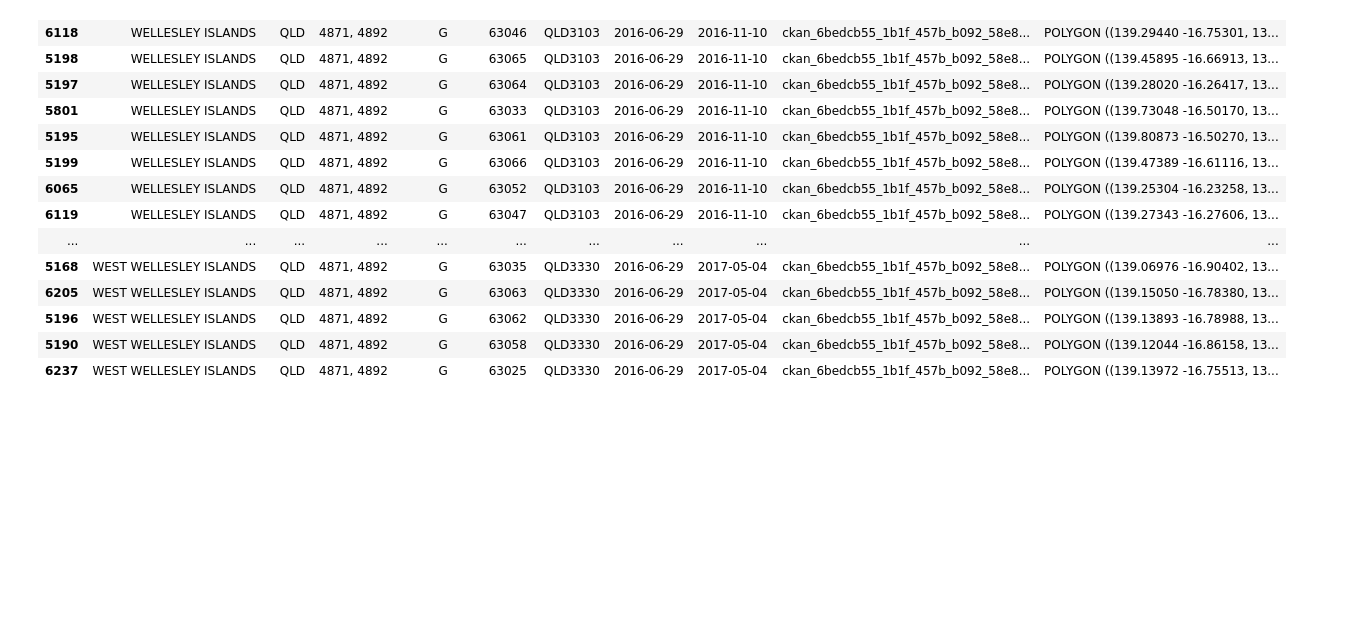
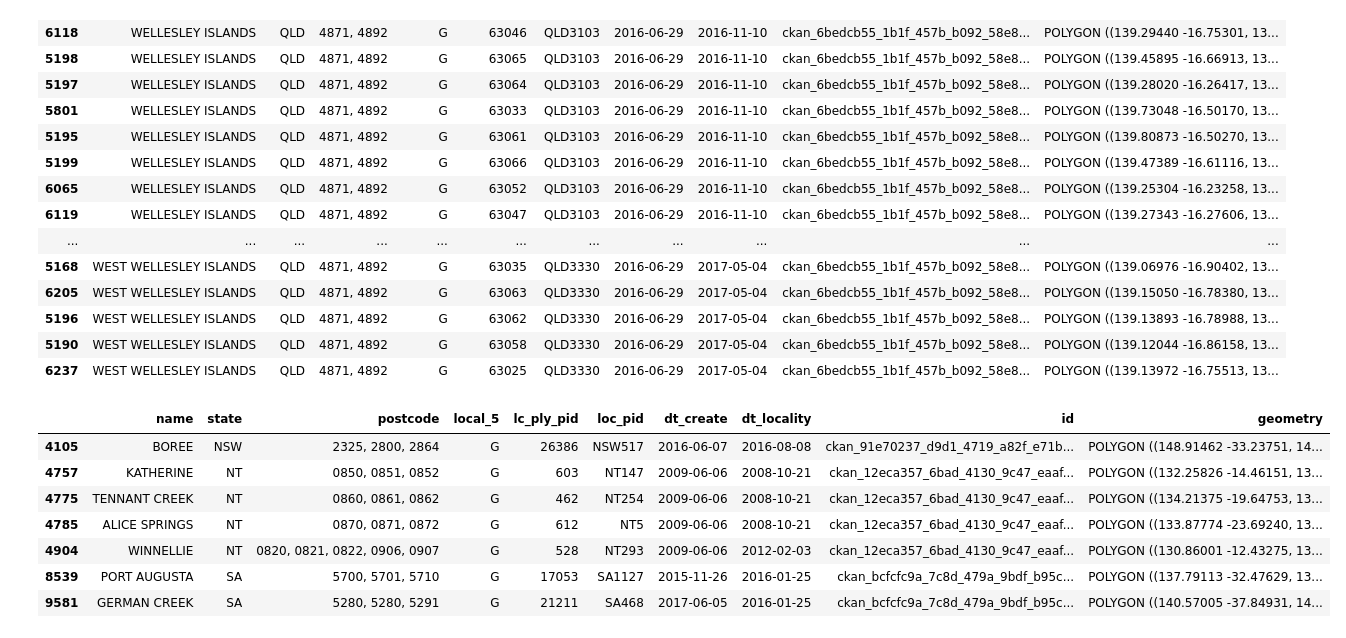
Before and after one commit to thanhan910/SuburbSelect, a Jupyter notebook: analysis/analyze-postcodes.ipynb, the cells around one changed output. Drawn from its saved outputs; the diff is of its cells as text; code cells hidden in the pictures; blank space fills up the shorter version.

```diff
--- a/analysis/analyze-postcodes.ipynb
+++ b/analysis/analyze-postcodes.ipynb
@@ -168,3 +168,15 @@ gdf5[gdf5['postcode'].str.contains(',')]
 | 5196 | WEST WELLESLEY ISLANDS | QLD | 4871, 4892 | G | 63062 | QLD3330 | 2016-06-29 | 2017-05-04 | ckan_6bedcb55_1b1f_457b_b092_58e8... | POLYGON ((139.13893 -16.78988, 13... |
 | 5190 | WEST WELLESLEY ISLANDS | QLD | 4871, 4892 | G | 63058 | QLD3330 | 2016-06-29 | 2017-05-04 | ckan_6bedcb55_1b1f_457b_b092_58e8... | POLYGON ((139.12044 -16.86158, 13... |
 | 6237 | WEST WELLESLEY ISLANDS | QLD | 4871, 4892 | G | 63025 | QLD3330 | 2016-06-29 | 2017-05-04 | ckan_6bedcb55_1b1f_457b_b092_58e8... | POLYGON ((139.13972 -16.75513, 13... |
+# %%
+gdf_postcode_count = gdf2['postcode'].str.split(',').apply(lambda x: len(x) if isinstance(x, list) else x)
+gdf2[gdf_postcode_count > 2]
+# %% [output]
+|  | name | state | postcode | local_5 | lc_ply_pid | loc_pid | dt_create | dt_locality | id | geometry |
+| 4105 | BOREE | NSW | 2325, 2800, 2864 | G | 26386 | NSW517 | 2016-06-07 | 2016-08-08 | ckan_91e70237_d9d1_4719_a82f_e71b... | POLYGON ((148.91462 -33.23751, 14... |
+| 4757 | KATHERINE | NT | 0850, 0851, 0852 | G | 603 | NT147 | 2009-06-06 | 2008-10-21 | ckan_12eca357_6bad_4130_9c47_eaaf... | POLYGON ((132.25826 -14.46151, 13... |
+| 4775 | TENNANT CREEK | NT | 0860, 0861, 0862 | G | 462 | NT254 | 2009-06-06 | 2008-10-21 | ckan_12eca357_6bad_4130_9c47_eaaf... | POLYGON ((134.21375 -19.64753, 13... |
+| 4785 | ALICE SPRINGS | NT | 0870, 0871, 0872 | G | 612 | NT5 | 2009-06-06 | 2008-10-21 | ckan_12eca357_6bad_4130_9c47_eaaf... | POLYGON ((133.87774 -23.69240, 13... |
+| 4904 | WINNELLIE | NT | 0820, 0821, 0822, 0906, 0907 | G | 528 | NT293 | 2009-06-06 | 2012-02-03 | ckan_12eca357_6bad_4130_9c47_eaaf... | POLYGON ((130.86001 -12.43275, 13... |
+| 8539 | PORT AUGUSTA | SA | 5700, 5701, 5710 | G | 17053 | SA1127 | 2015-11-26 | 2016-01-25 | ckan_bcfcfc9a_7c8d_479a_9bdf_b95c... | POLYGON ((137.79113 -32.47629, 13... |
+| 9581 | GERMAN CREEK | SA | 5280, 5280, 5291 | G | 21211 | SA468 | 2017-06-05 | 2016-01-25 | ckan_bcfcfc9a_7c8d_479a_9bdf_b95c... | POLYGON ((140.57005 -37.84931, 14... |
```
Also changed, not shown: parts of 1 cell of this notebook, 1 other file.
